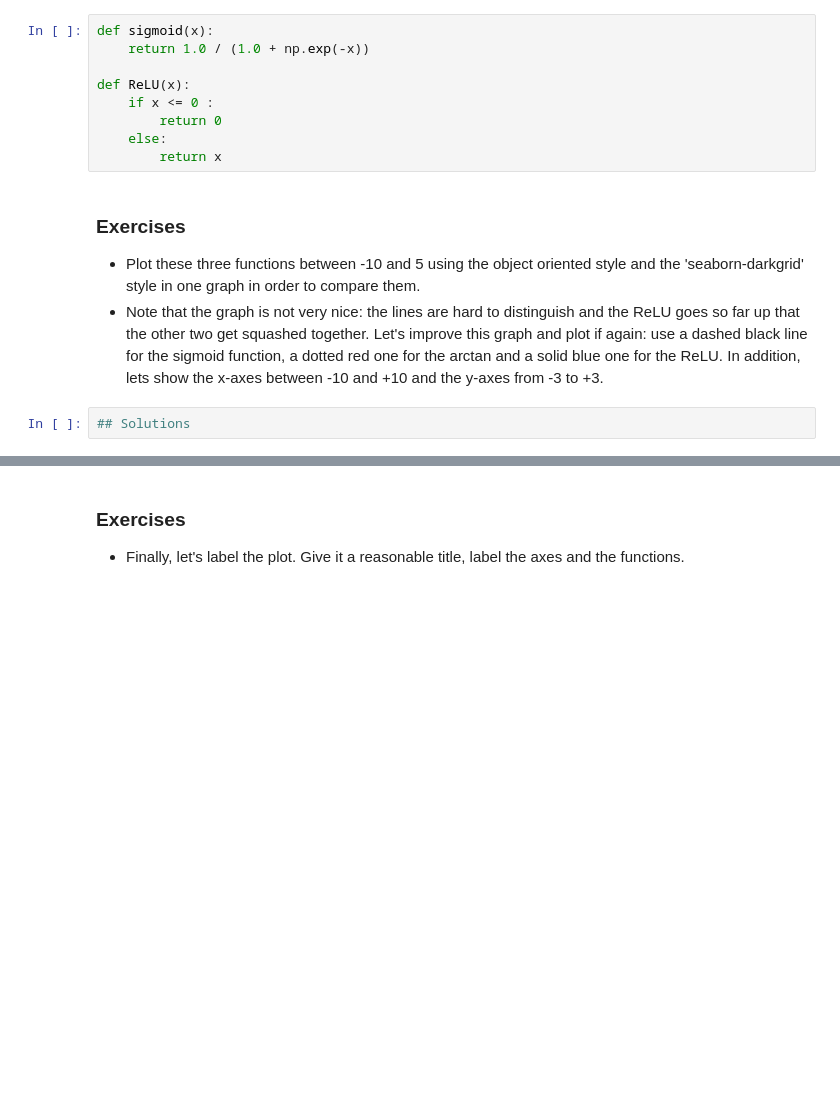
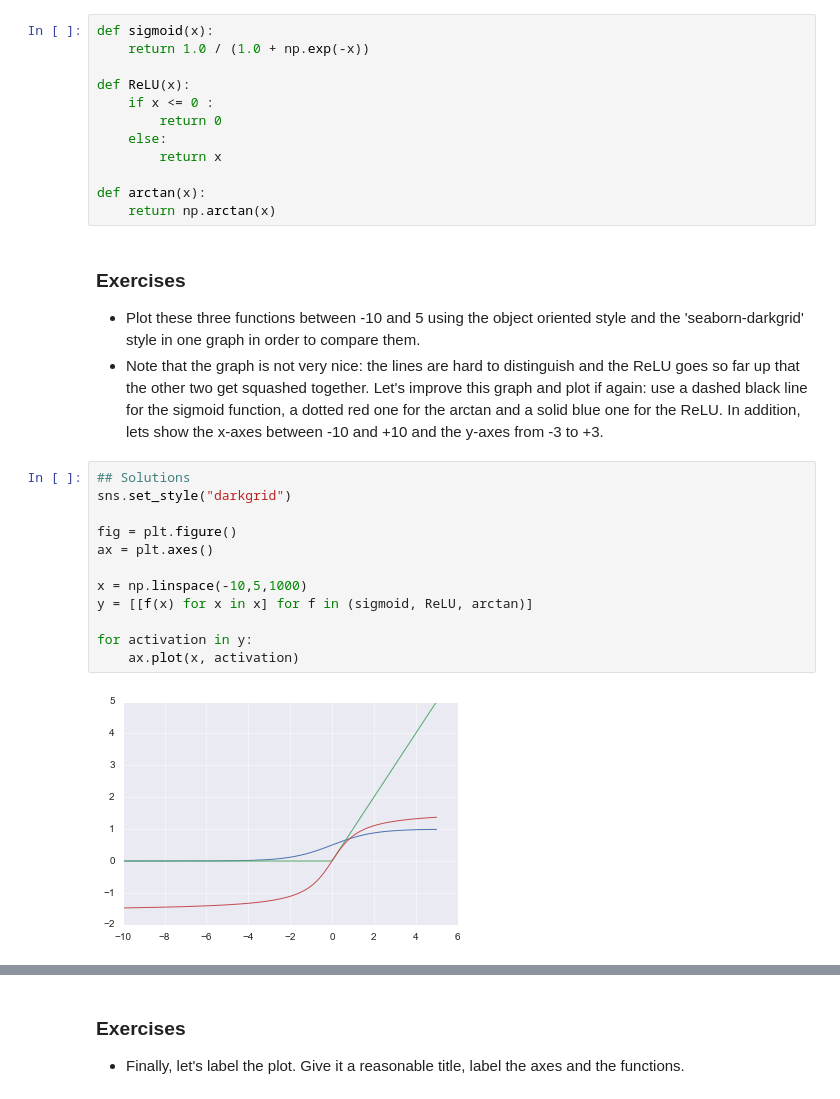
Before and after one commit to IchChefDuNixx/2023SS, a Jupyter notebook: DS/data_aai_sose23/lecture06_visual_EDA/h06a-assignment-visualization.ipynb, the cells around one changed output, grey strips where cells are left out. Drawn from its saved outputs; the diff is of its cells as text; blank space fills up the shorter version.

```diff
--- a/DS/data_aai_sose23/lecture06_visual_EDA/h06a-assignment-visualization.ipynb
+++ b/DS/data_aai_sose23/lecture06_visual_EDA/h06a-assignment-visualization.ipynb
@@ -29,10 +39,25 @@ def ReLU(x):
         return 0
     else:
         return x
+
+def arctan(x):
+    return np.arctan(x)
 # %% [markdown]
 ### Exercises
 
 - Plot these three functions between -10 and 5 using the object oriented style and the 'seaborn-darkgrid' style in one graph in order to compare them.
 - Note that the graph is not very nice: the lines are hard to distinguish and the ReLU goes so far up that the other two get squashed together. Let's improve this graph and plot if again: use a dashed black line for the sigmoid function, a dotted red one for the arctan and a solid blue one for the ReLU. In addition, lets show the x-axes between -10 and +10 and the y-axes from -3 to +3.
-# %%
-## Solutions
+# %%
+## Solutions
+sns.set_style("darkgrid")
+
+fig = plt.figure()
+ax = plt.axes()
+
+x = np.linspace(-10,5,1000)
+y = [[f(x) for x in x] for f in (sigmoid, ReLU, arctan)]
+
+for activation in y:
+    ax.plot(x, activation)
+# %% [output]
+[figure, added]
```
Also changed, not shown: parts of 19 cells of this notebook.
